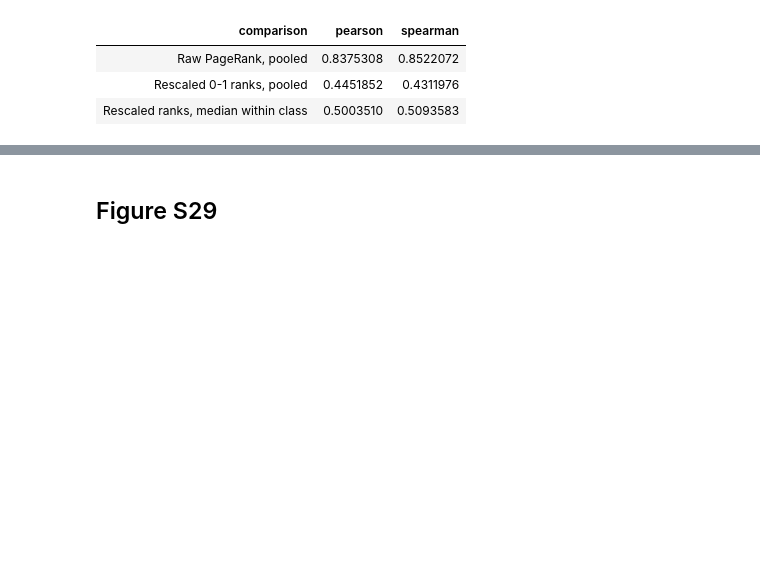
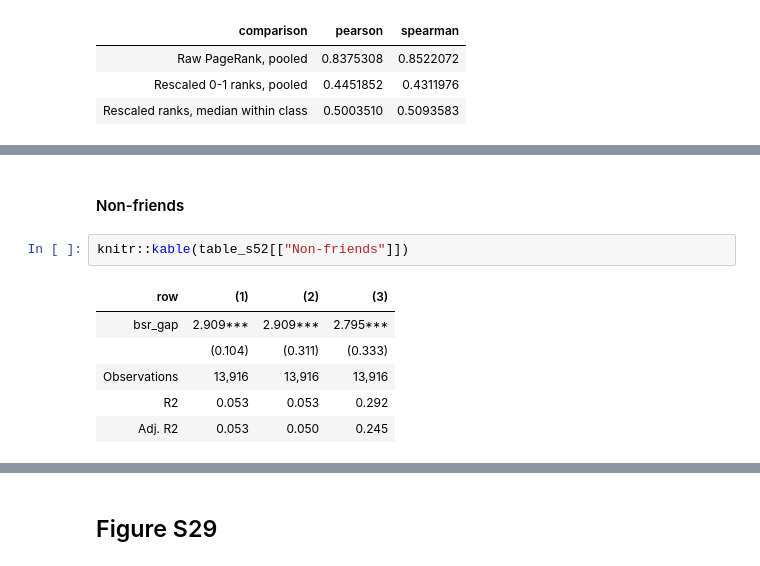
Before and after one commit to melanieoyarzun/patio-en-red, a Jupyter notebook: notebooks/si/S9_behavioral_rank.ipynb, the cells around one changed output, grey strips where cells are left out. Saved outputs shown, nothing was run; the diff lists cells and outputs as text; blank space fills up the shorter version.

```diff
--- a/notebooks/si/S9_behavioral_rank.ipynb
+++ b/notebooks/si/S9_behavioral_rank.ipynb
@@ -178,0 +118,11 @@ table_s54
+# %% [markdown]
+#### Non-friends
+# %%
+knitr::kable(table_s52[["Non-friends"]])
+# %% [output]
+| row | (1) | (2) | (3) |
+| bsr_gap | 2.909*** | 2.909*** | 2.795*** |
+|  | (0.104) | (0.311) | (0.333) |
+| Observations | 13,916 | 13,916 | 13,916 |
+| R2 | 0.053 | 0.053 | 0.292 |
+| Adj. R2 | 0.053 | 0.050 | 0.245 |
```
Also changed, not shown: parts of 22 cells of this notebook, 21 other files.
